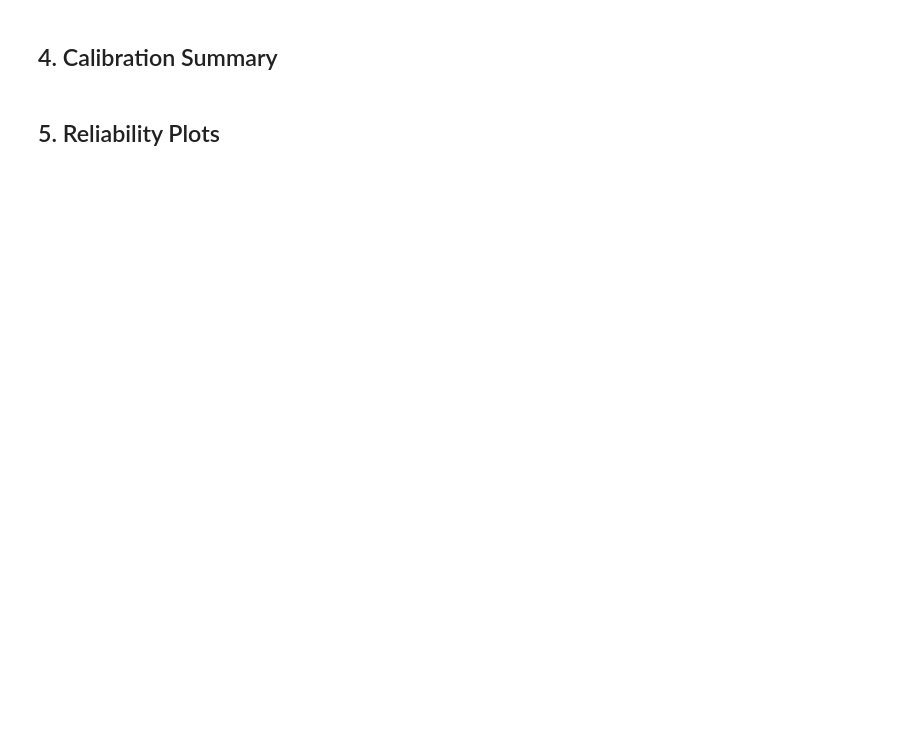
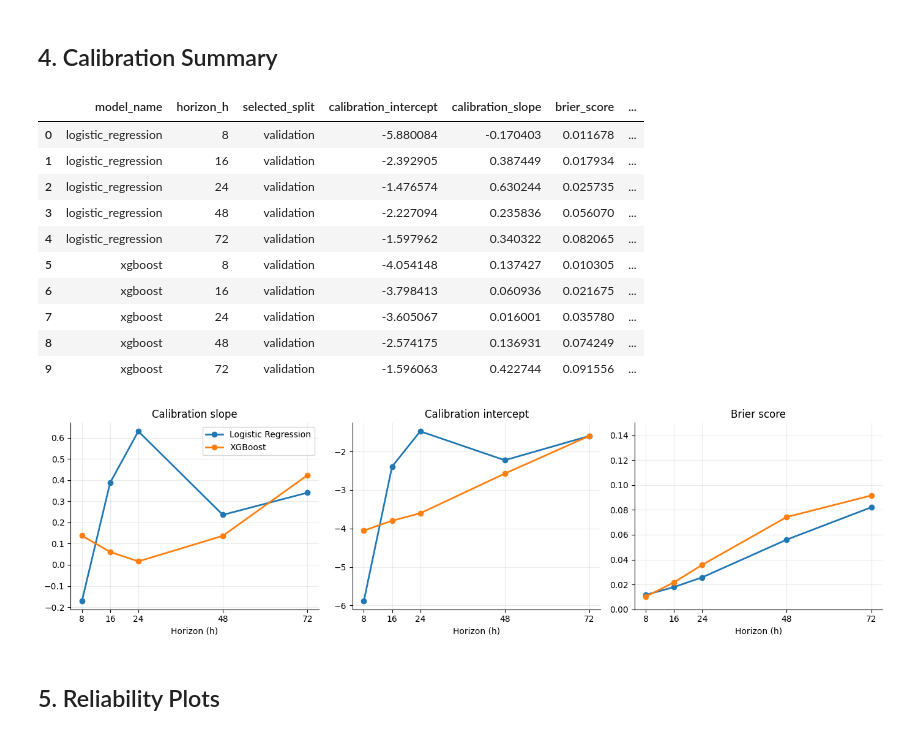
Before and after one commit to joameyer/1-mortality-decomposition, a Jupyter notebook: hpc-1-mortality-decomposition/notebooks/ch1_asic_baseline_evaluation_review.ipynb, the cells around one changed output. Cells and saved outputs as stored; diff of their text form; code cells hidden in the pictures; blank space fills up the shorter version.

```diff
--- a/hpc-1-mortality-decomposition/notebooks/ch1_asic_baseline_evaluation_review.ipynb
+++ b/hpc-1-mortality-decomposition/notebooks/ch1_asic_baseline_evaluation_review.ipynb
@@ -174,29 +222,52 @@ else:
 # %%
 if reporting_metrics.empty:
     display(Markdown("_Reporting metrics are missing._"))
 else:
-    calibration_table = reporting_metrics[["model_name", "horizon_h", "selected_split", "calibration_intercept", "calibration_slope", "brier_score", "metric_notes"]].sort_values(["model_name", "horizon_h"])
+    calibration_table = reporting_metrics[
+        [
+            "model_name",
+            "horizon_h",
+            "selected_split",
+            "calibration_intercept",
+            "calibration_slope",
+            "brier_score",
+            "metric_notes",
+        ]
+    ].sort_values(["model_name", "horizon_h"])
     display(calibration_table)
 
     fig, axes = plt.subplots(1, 3, figsize=(14, 4), sharex=True)
     metric_specs = [
         ("calibration_slope", "Calibration slope", None),
         ("calibration_intercept", "Calibration intercept", None),
         ("brier_score", "Brier score", (0.0, 0.15)),
     ]
     for axis, (column, label, ylim) in zip(axes, metric_specs):
         for model_name in MODELS:
             subset = reporting_metrics[reporting_metrics["model_name"].eq(model_name)].sort_values("horizon_h")
             axis.plot(subset["horizon_h"], subset[column], marker="o", linewidth=2, label=model_label(model_name))
         axis.set_title(label)
         axis.set_xlabel("Horizon (h)")
         axis.set_xticks(HORIZONS)
         axis.grid(alpha=0.25)
         if ylim is not None:
             axis.set_ylim(*ylim)
     axes[0].legend()
     plt.tight_layout()
     plt.show()
+# %% [output]
+|  | model_name | horizon_h | selected_split | calibration_intercept | calibration_slope | brier_score | ... |
+| 0 | logistic_regression | 8 | validation | -5.880084 | -0.170403 | 0.011678 | ... |
+| 1 | logistic_regression | 16 | validation | -2.392905 | 0.387449 | 0.017934 | ... |
+| 2 | logistic_regression | 24 | validation | -1.476574 | 0.630244 | 0.025735 | ... |
+| 3 | logistic_regression | 48 | validation | -2.227094 | 0.235836 | 0.056070 | ... |
+| 4 | logistic_regression | 72 | validation | -1.597962 | 0.340322 | 0.082065 | ... |
+| 5 | xgboost | 8 | validation | -4.054148 | 0.137427 | 0.010305 | ... |
+| 6 | xgboost | 16 | validation | -3.798413 | 0.060936 | 0.021675 | ... |
+| 7 | xgboost | 24 | validation | -3.605067 | 0.016001 | 0.035780 | ... |
+| 8 | xgboost | 48 | validation | -2.574175 | 0.136931 | 0.074249 | ... |
+| 9 | xgboost | 72 | validation | -1.596063 | 0.422744 | 0.091556 | ... |
+[figure, added]
 # %% [markdown]
 ## 5. Reliability Plots
 # %%
```
Also changed, not shown: parts of 9 cells of this notebook, 21 other files.
